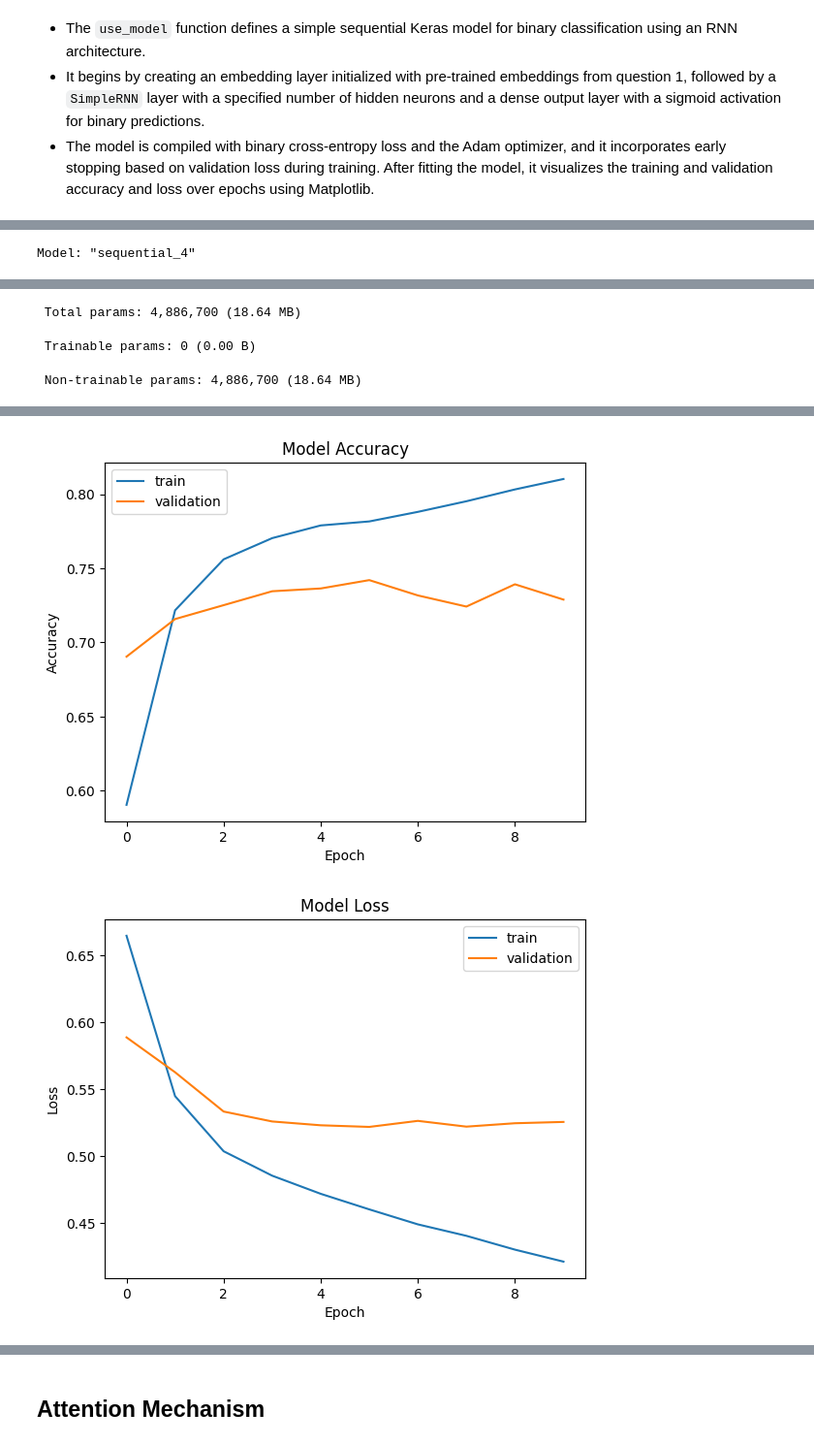
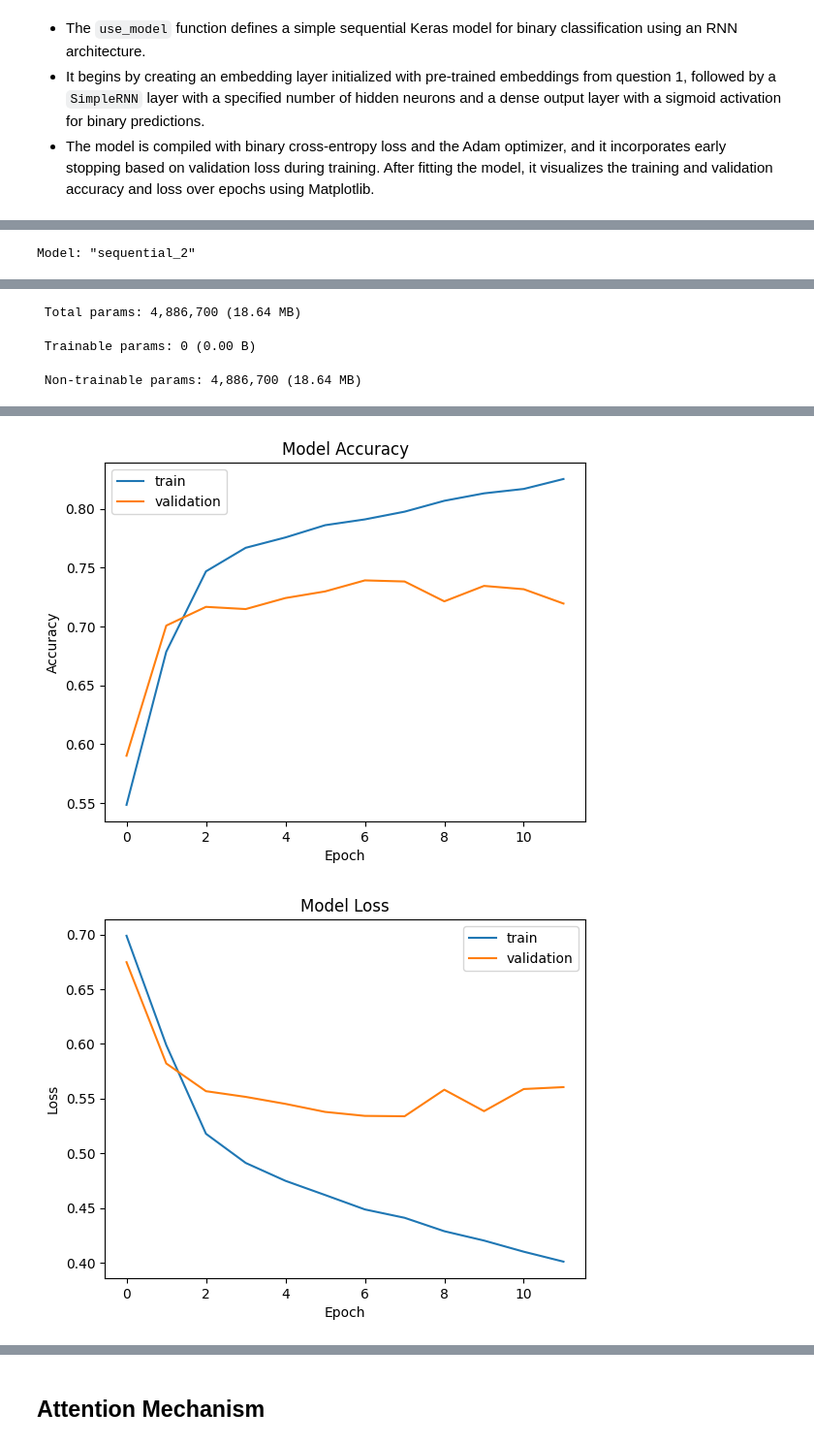
Before and after one commit to pareenakaur/CZ4045-NLP, a Jupyter notebook: RNN (question 2)/q2(updated).ipynb, the cells around one changed output, grey strips where cells are left out. Shown at 97% size. Drawn from its saved outputs; the diff is of its cells as text; code cells hidden in the pictures.

```diff
--- a/RNN (question 2)/q2(updated).ipynb
+++ b/RNN (question 2)/q2(updated).ipynb
@@ -356,13 +382,13 @@ learning_rate_schedule = ExponentialDecay(
     staircase=True
 )
 
-use_model(hidden_neurons=60, learning_rate=learning_rate_schedule, batch_size=30, epochs=15)
+use_model(hidden_neurons=60, learning_rate=learning_rate_schedule, batch_size=32, epochs=15)
 
 # Run on test data
 print('\nTest loss and accuracy is:')
 scores = results.evaluate(x=test_padded, y=test_labels)
 # %% [output]
-Model: "sequential_4"
+Model: "sequential_2"
 ┏━━━━━━━━━━━━━━━━━━━━━━━━━━━━━━━━━┳━━━━━━━━━━━━━━━━━━━━━━━━┳━━━━━━━━━━━━━━━┓
 ┃ Layer (type)                    ┃ Output Shape           ┃       Param # ┃
 ┡━━━━━━━━━━━━━━━━━━━━━━━━━━━━━━━━━╇━━━━━━━━━━━━━━━━━━━━━━━━╇━━━━━━━━━━━━━━━┩
@@ -395,3 +421,3 @@ Restoring model weights from the end of the best epoch: 6.
-[figure, old version]
+[figure, new version]
-[figure, old version]
+[figure, new version]
 Test loss and accuracy is:
```
Also changed, not shown: parts of 11 cells of this notebook, 1 other file.
